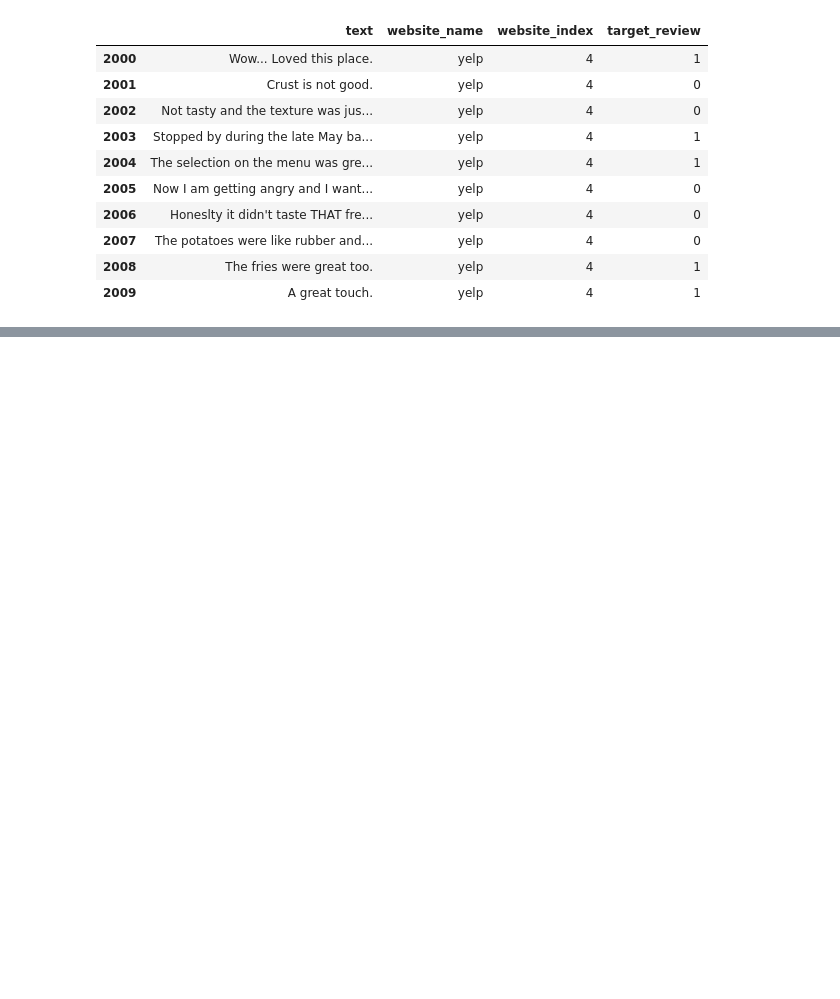
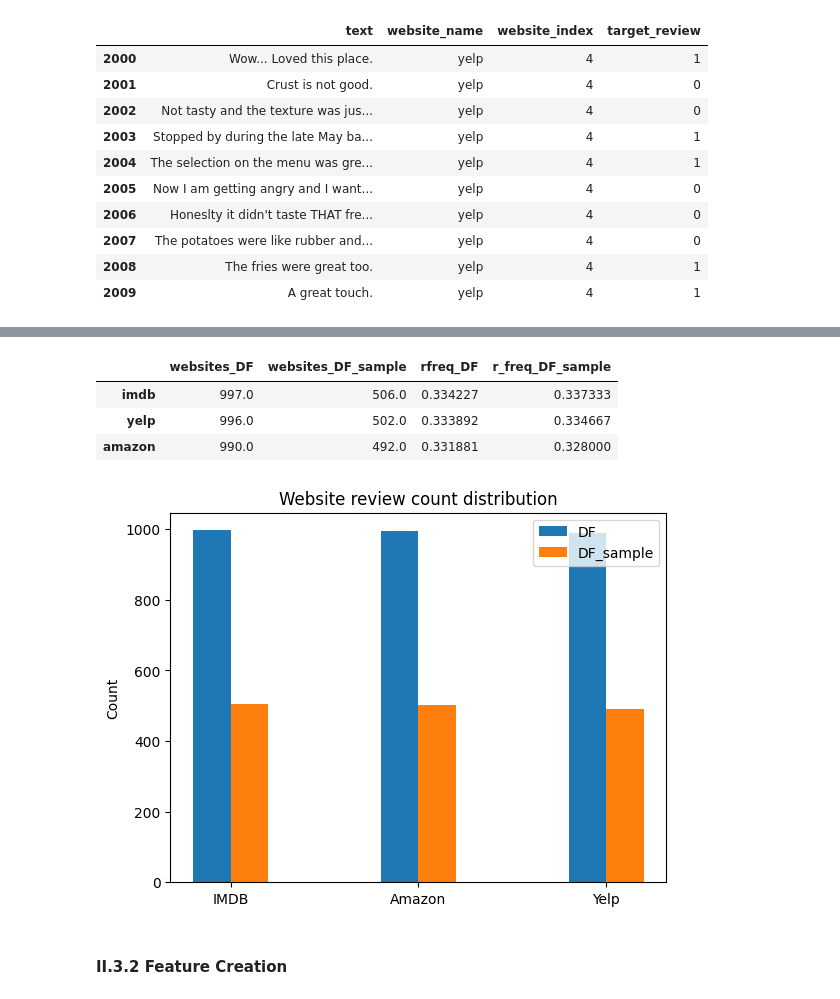
Before and after one commit to vlopez0392/DM2023-Lab1-Fork, a Jupyter notebook: Homework/DM2023_Lab1_Homework.ipynb, the cells around one changed output, grey strips where cells are left out. Saved outputs shown, nothing was run; the diff lists cells and outputs as text; code cells hidden in the pictures; blank space fills up the shorter version.

```diff
--- a/Homework/DM2023_Lab1_Homework.ipynb
+++ b/Homework/DM2023_Lab1_Homework.ipynb
@@ -620,0 +787,30 @@ DF[2000:2010]
+# %%
+##Relative frequency disstribution
+dfw = DF.website_name
+dfw_s = DF_sample.website_name
+
+x_DFw = pd.DataFrame([dfw.value_counts(),dfw_s.value_counts(),dfw.value_counts(normalize = True), dfw_s.value_counts(normalize = True)]).T
+x_DFw.columns = ["websites_DF", "websites_DF_sample", "rfreq_DF", "r_freq_DF_sample"];
+x_DFw.head()
+# %% [output]
+|  | websites_DF | websites_DF_sample | rfreq_DF | r_freq_DF_sample |
+| imdb | 997.0 | 506.0 | 0.334227 | 0.337333 |
+| yelp | 996.0 | 502.0 | 0.333892 | 0.334667 |
+| amazon | 990.0 | 492.0 | 0.331881 | 0.328000 |
+# %%
+##Side-by-side plot
+DF_data = [dfw.value_counts().values, dfw_s.value_counts().values]
+DF_axis = np.arange(len(DF_data[0]));
+
+##Plot the categories
+plt.bar(DF_axis - 0.1, DF_data[0], 0.2, label = "DF")
+plt.bar(DF_axis + 0.1, DF_data[1], 0.2, label = "DF_sample")
+plt.xticks(DF_axis, ["IMDB","Amazon","Yelp"])
+plt.ylabel("Count")
+plt.title("Website review count distribution")
+plt.legend(loc = "best")
+plt.show()
+# %% [output]
+[figure, added]
+# %% [markdown]
+#### **II.3.2 Feature Creation**
```
Also changed, not shown: parts of 61 cells of this notebook.
